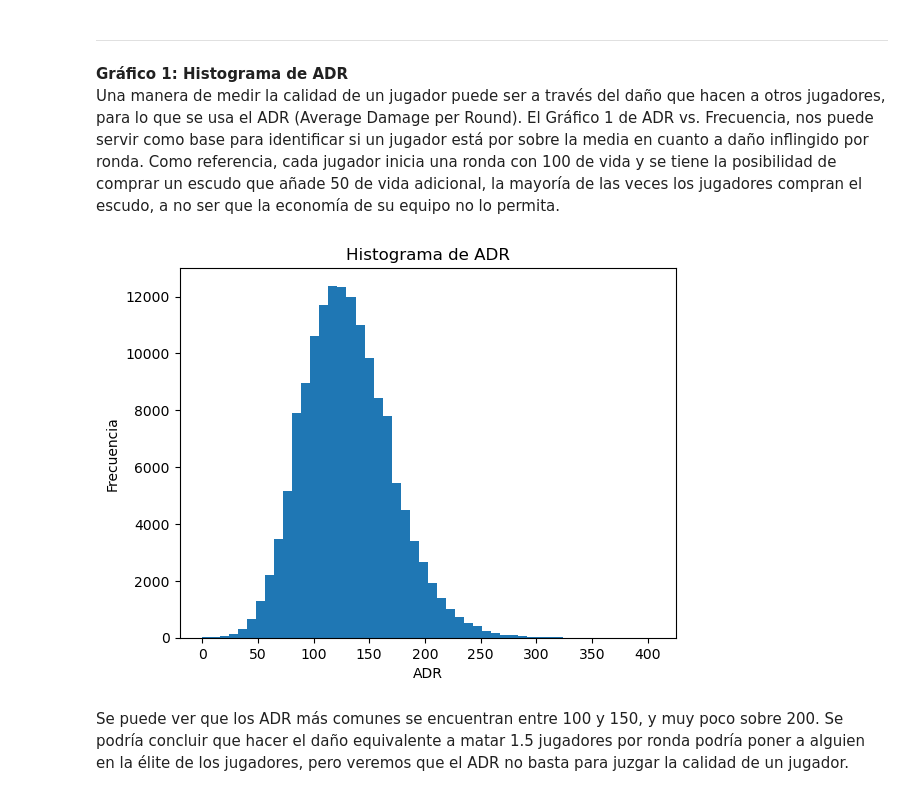
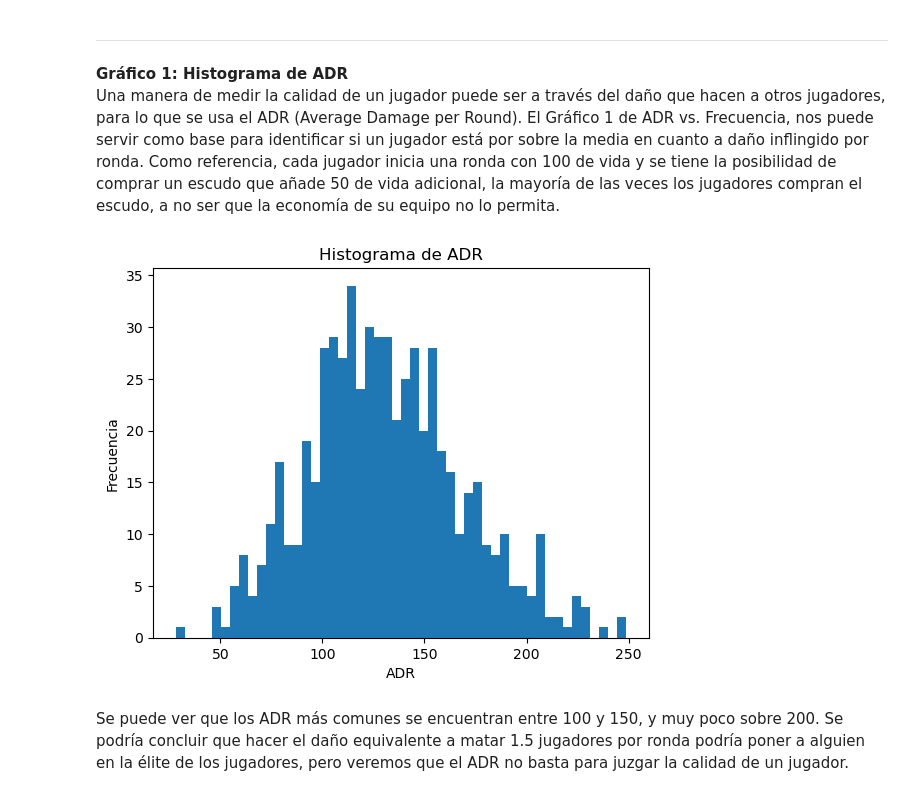
Before and after one commit to fjararibet/Matos, a Jupyter notebook: Hito 1/Hito1.ipynb, the cells around one changed output. Drawn from its saved outputs; the diff is of its cells as text; code cells hidden in the pictures.

Commit message:
se cambian datos a solo partidas de VALORANT Champions

```diff
--- a/Hito 1/Hito1.ipynb
+++ b/Hito 1/Hito1.ipynb
@@ -35,0 +39,4 @@ con.close()
+# %%
+data = pd.merge(game_scoreboard, games, on='GameID')
+merged = pd.merge(data, matches, on="MatchID")
+filtered = merged[merged['EventName'] == 'VALORANT Champions']
@@ -38,13 +61,13 @@ con.close()
 **Gráfico 1: Histograma de ADR**<br>
 Una manera de medir la calidad de un jugador puede ser a través del daño que hacen a otros jugadores, para lo que se usa el ADR (Average Damage per Round). El Gráfico 1 de ADR vs. Frecuencia, nos puede servir como base para identificar si un jugador está por sobre la media en cuanto a daño inflingido por ronda. Como referencia, cada jugador inicia una ronda con 100 de vida y se tiene la posibilidad de comprar un escudo que añade 50 de vida adicional, la mayoría de las veces los jugadores compran el escudo, a no ser que la economía de su equipo no lo permita.
 # %%
-plt.hist(game_scoreboard["ADR"], bins=50)
+plt.hist(filtered["ADR"], bins=50)
 plt.title("Histograma de ADR")
 plt.xlabel("ADR")
 plt.ylabel("Frecuencia")
 plt.show()
 # %% [output]
-[figure, old version]
+[figure, new version]
 # %% [markdown]
 Se puede ver que los ADR más comunes se encuentran entre 100 y 150, y muy poco sobre 200. Se podría concluir que hacer el daño equivalente a matar 1.5 jugadores por ronda podría poner a alguien en la élite de los jugadores, pero veremos que el ADR no basta para juzgar la calidad de un jugador.
 # %% [markdown]
```
Also changed, not shown: parts of 10 cells of this notebook.
